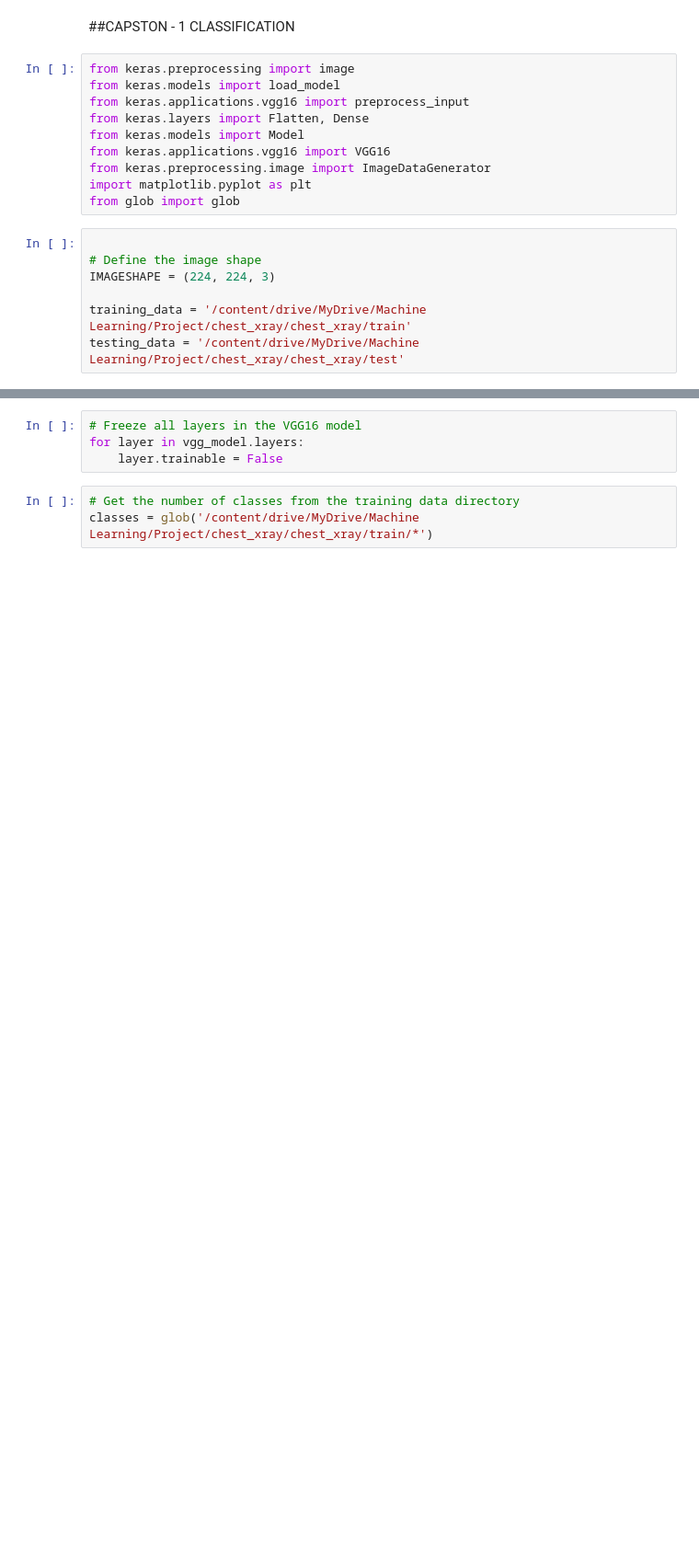
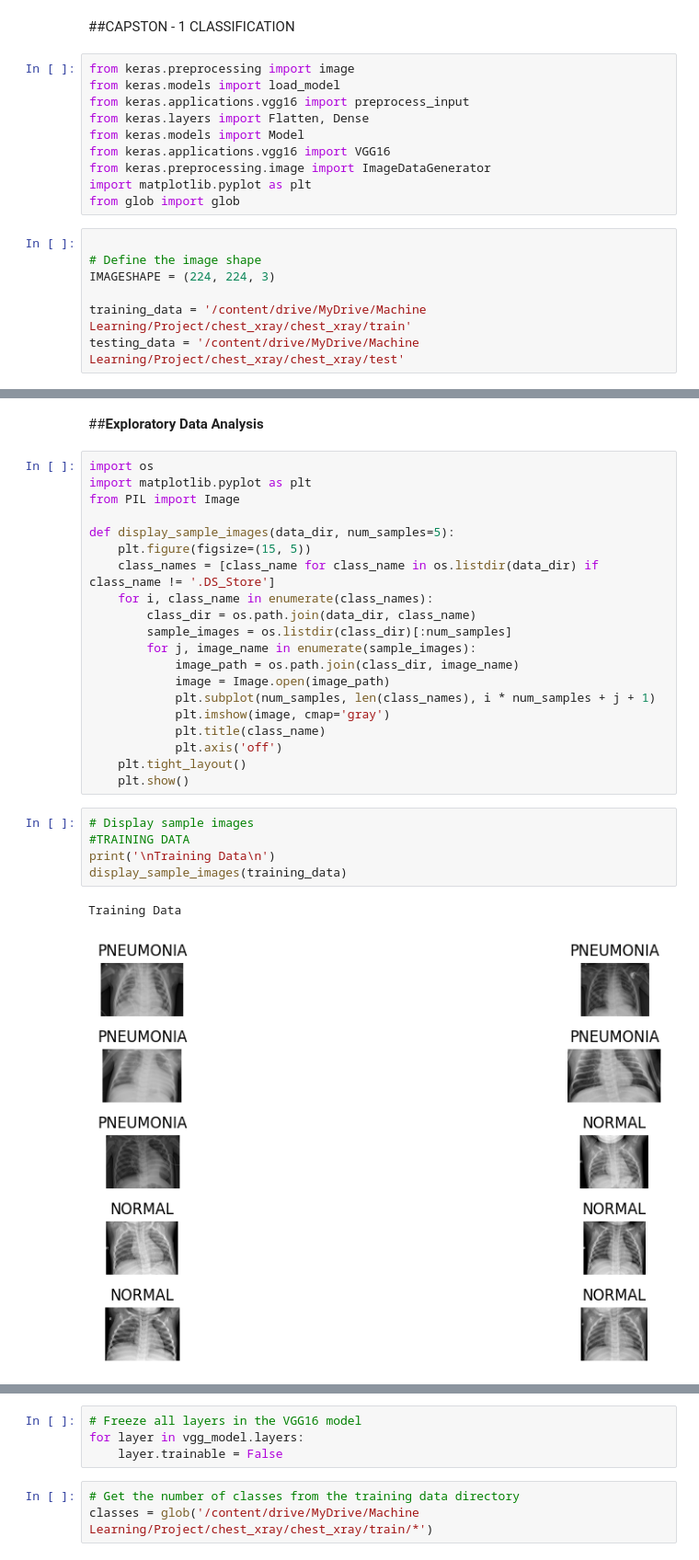
Before and after one commit to gautami2003/Chest-XRay, a Jupyter notebook: main.ipynb, the cells around one changed output, grey strips where cells are left out. Shown at 92% size. Drawn from its saved outputs; the diff is of its cells as text; blank space fills up the shorter version.

```diff
--- a/main.ipynb
+++ b/main.ipynb
@@ -115,0 +51,30 @@ fig.show()
+# %% [markdown]
+##**Exploratory Data Analysis**
+# %%
+import os
+import matplotlib.pyplot as plt
+from PIL import Image
+
+def display_sample_images(data_dir, num_samples=5):
+    plt.figure(figsize=(15, 5))
+    class_names = [class_name for class_name in os.listdir(data_dir) if class_name != '.DS_Store']
+    for i, class_name in enumerate(class_names):
+        class_dir = os.path.join(data_dir, class_name)
+        sample_images = os.listdir(class_dir)[:num_samples]
+        for j, image_name in enumerate(sample_images):
+            image_path = os.path.join(class_dir, image_name)
+            image = Image.open(image_path)
+            plt.subplot(num_samples, len(class_names), i * num_samples + j + 1)
+            plt.imshow(image, cmap='gray')
+            plt.title(class_name)
+            plt.axis('off')
+    plt.tight_layout()
+    plt.show()
+# %%
+# Display sample images
+#TRAINING DATA
+print('\nTraining Data\n')
+display_sample_images(training_data)
+# %% [output]
+Training Data
+[figure, added]
```
Also changed, not shown: parts of 25 cells of this notebook.
